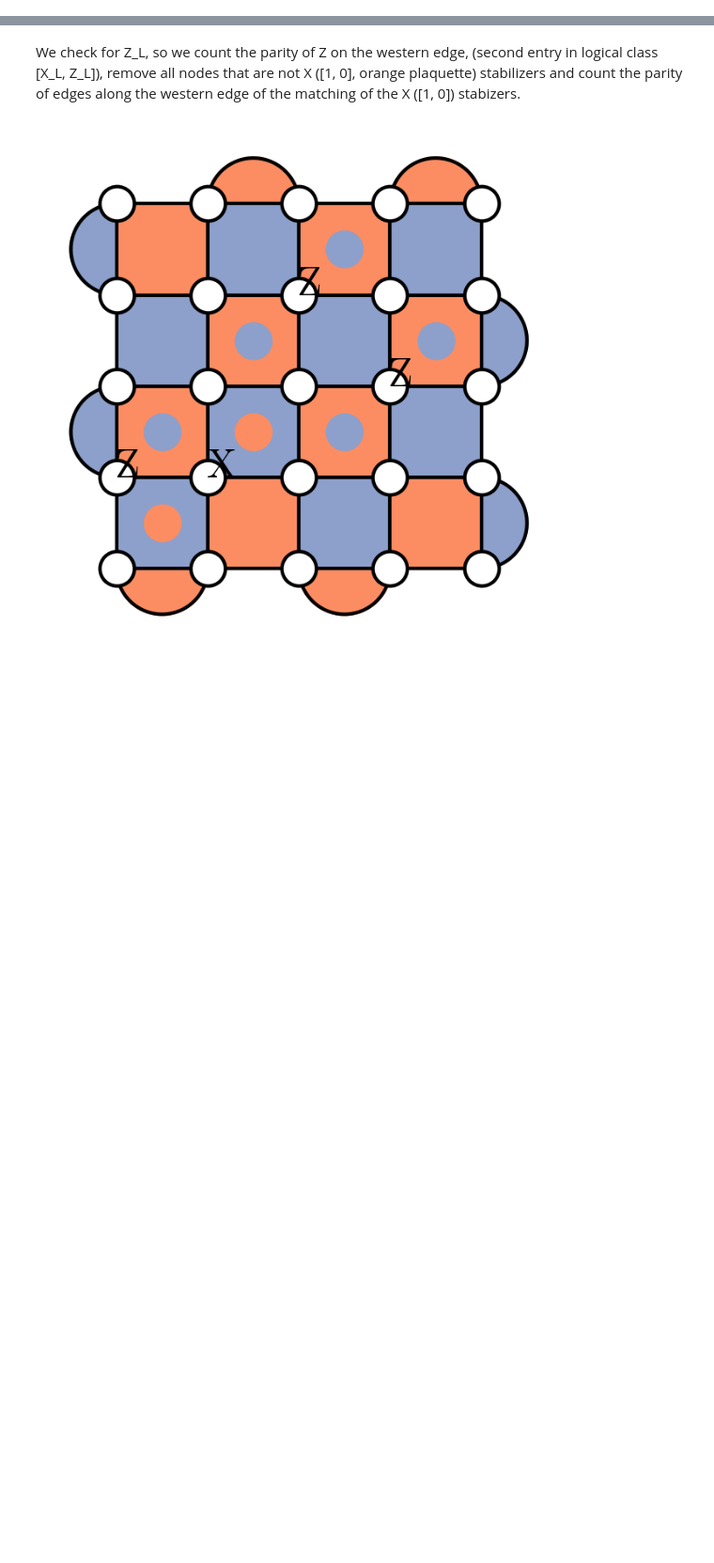
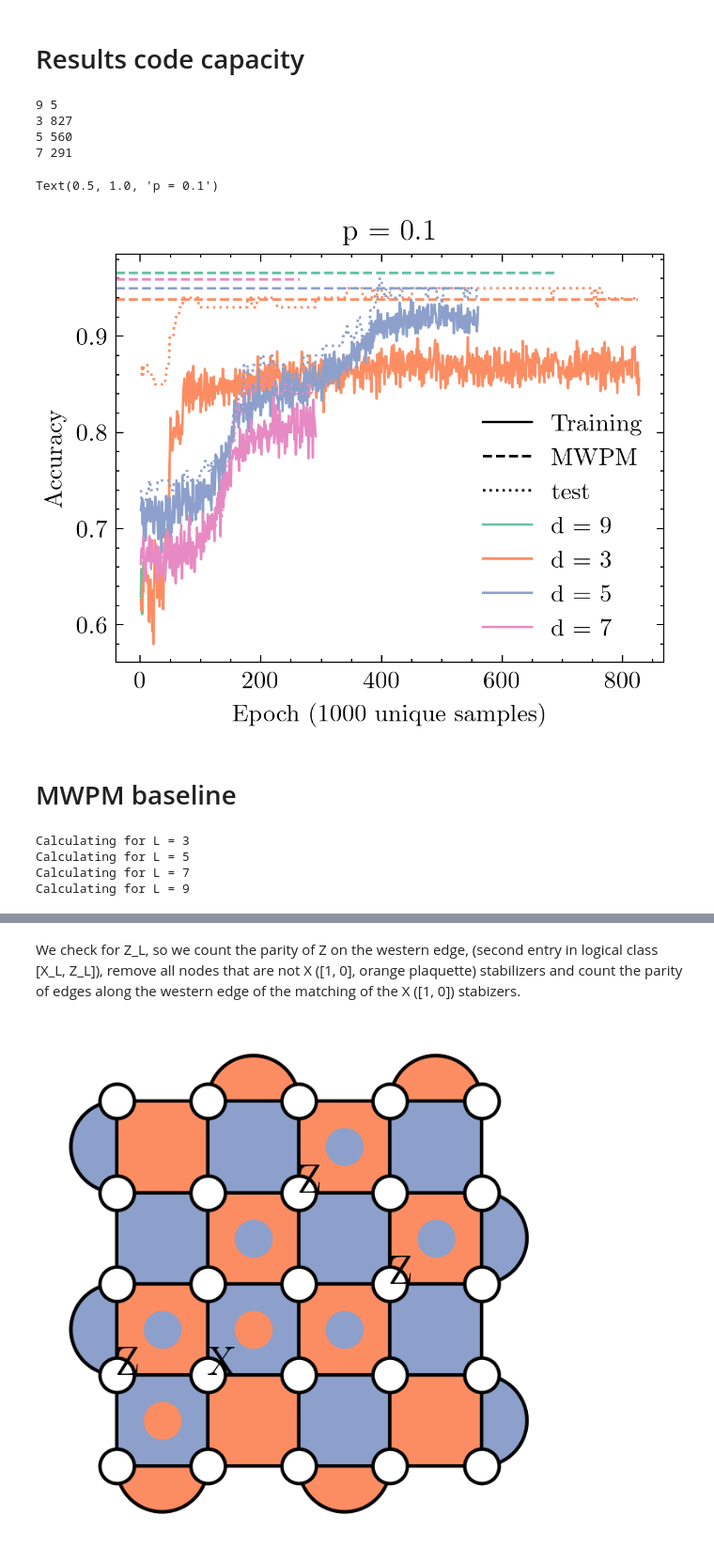
Before and after one commit to LangeMoritz/neural_matching, a Jupyter notebook: build_decoder.ipynb, the cells around one changed output, grey strips where cells are left out. Shown at 94% size. Cells and saved outputs as stored; diff of their text form; code cells hidden in the pictures; blank space fills up the shorter version.

```diff
--- a/build_decoder.ipynb
+++ b/build_decoder.ipynb
@@ -26,0 +29,48 @@ from qecsim.graphtools import mwpm
+# %% [markdown]
+# Results code capacity
+# %%
+mwpm = np.genfromtxt('MWPM_2D_3_9.csv', delimiter=',')
+fig, ax = plt.subplots(figsize = (4, 3))
+parent = 'saved_models/'
+all_files = os.listdir(parent)
+ax.plot(6, 0.6, c = 'black', ls = 'solid', label = 'Training')
+ax.plot(6, 0.6, c = 'black', ls = 'dashed', label = 'MWPM')
+ax.plot(6, 0.6, c = 'black', ls = 'dotted', label = 'test')
+
+# all_files = ['d_5_p_0p1_test']
+for i, file_name in enumerate(all_files):
+
+    file_folder = parent + file_name
+    # Use regex to extract the integer after 'd_'
+    match = re.search(r'd_(\d+)_p', file_name)
+    if match:
+        d = int(match.group(1))  # Convert extracted string to integer
+
+    d_check = mwpm[:, 0] == d
+    p_check = np.isclose(mwpm[0, :], 0.1)
+    mwpm_acc = 1 - mwpm[d_check, p_check]
+
+    model = torch.load(file_folder, map_location = torch.device('cpu'), weights_only=False)
+    history = model['history']
+    # Extract epochs and loss values
+    epochs = [entry['epoch'] for entry in history]
+    loss = [entry['epoch_loss'] for entry in history]
+    train_acc = [entry['train_acc'] for entry in history]
+    test_acc = [entry['test_acc'] for entry in history]
+    ax.plot(epochs, train_acc, label = f'd = {d}')
+    ax.plot(epochs, test_acc, c = plt.gca().lines[-1].get_color(), ls = 'dotted')
+    ax.axhline(mwpm_acc, 0, len(epochs) / ax.get_xlim()[1], c = plt.gca().lines[-1].get_color(), ls = 'dashed')
+    print(d, len(epochs))
+ax.legend()
+ax.set_xlabel('Epoch (1000 unique samples)')
+ax.set_ylabel('Accuracy')
+ax.set_title('p = 0.1')
+# %% [output]
+9 5
+3 827
+5 560
+7 291
+Text(0.5, 1.0, 'p = 0.1')
+[figure, added]
+# %% [markdown]
+# MWPM baseline
@@ -26,0 +90,28 @@ from qecsim.graphtools import mwpm
+# %%
+Ls = np.arange(3, 11, 2)                # code distances
+num_code_distances = len(Ls)
+rates = np.arange(0.01, 0.21, 0.01)     # physical error rates
+num_error_rates = len(rates)
+
+result_matrix = np.zeros((num_code_distances + 1, num_error_rates + 1))
+result_matrix[0, 1:] = rates                                    # first row: physical error rates
+result_matrix[1:, 0] = Ls                                       # first column: code distances
+
+num_trials = 100_000
+
+for i in range(num_code_distances):
+    print(f'Calculating for L = {Ls[i]}')
+    code = RotatedCode(Ls[i])
+    code.init_matching()
+    log_errors = []
+    for p in rates:
+        num_errors = num_decoding_failures(code, p, num_trials)
+        log_errors.append(num_errors / num_trials)
+    result_matrix[i + 1, 1:] = log_errors                           # logical errors in row corresponding to grid_size
+
+np.savetxt("MWPM_2D_3_9.csv", result_matrix, delimiter=",")
+# %% [output]
+Calculating for L = 3
+Calculating for L = 5
+Calculating for L = 7
+Calculating for L = 9
```
Also changed, not shown: parts of 10 cells of this notebook, 5 other files.
